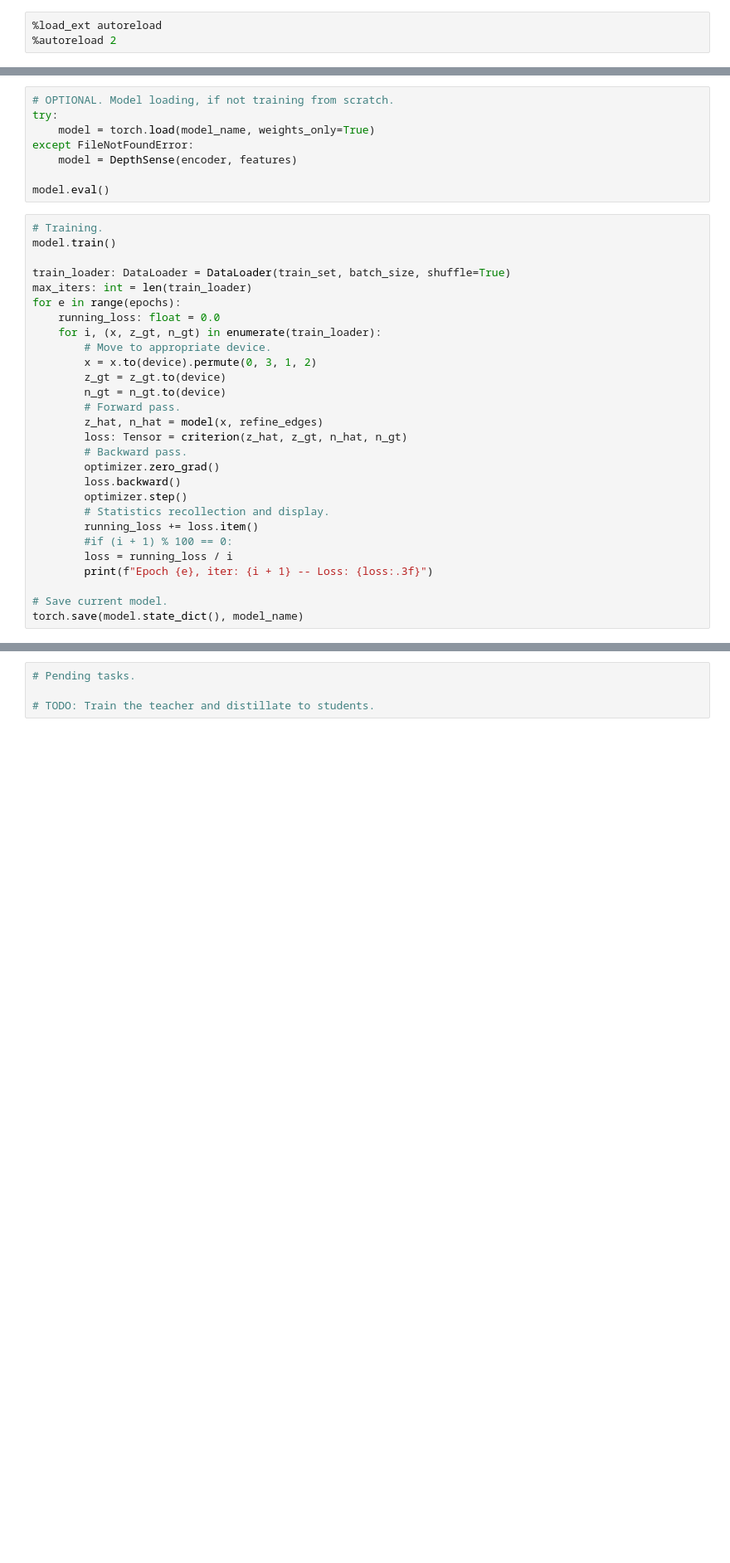
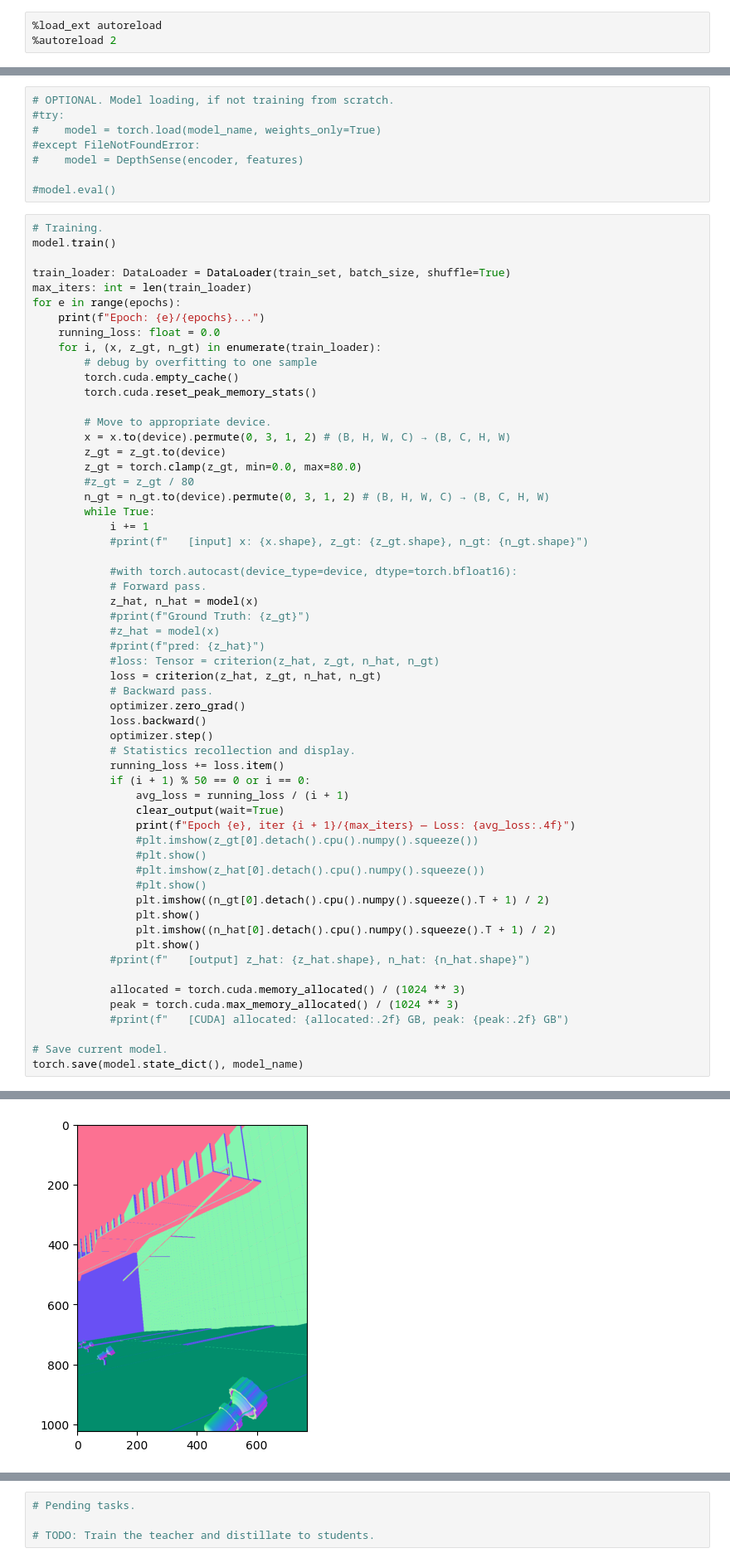
Before and after one commit to chillymango/depthsense, a Jupyter notebook: depthsense/training.ipynb, the cells around one changed output, grey strips where cells are left out. Shown: that part at 83% size. Cells and saved outputs as stored; diff of their text form; blank space fills up the shorter version.

Commit message:
fixed memory issues and made some progress on model nan

```diff
--- a/depthsense/training.ipynb
+++ b/depthsense/training.ipynb
@@ -80,11 +135,11 @@ optimizer: Optimizer = AdamW(model.parameters(), lr, betas, eps, decay)
 # %%
 # OPTIONAL. Model loading, if not training from scratch.
-try:
-    model = torch.load(model_name, weights_only=True)
-except FileNotFoundError:
-    model = DepthSense(encoder, features)
+#try:
+#    model = torch.load(model_name, weights_only=True)
+#except FileNotFoundError:
+#    model = DepthSense(encoder, features)
 
-model.eval()
+#model.eval()
 # %%
 # Training.
 model.train()
@@ -92,24 +147,55 @@ model.train()
 train_loader: DataLoader = DataLoader(train_set, batch_size, shuffle=True)
 max_iters: int = len(train_loader)
 for e in range(epochs):
+    print(f"Epoch: {e}/{epochs}...")
     running_loss: float = 0.0
     for i, (x, z_gt, n_gt) in enumerate(train_loader):
+        # debug by overfitting to one sample
+        torch.cuda.empty_cache()
+        torch.cuda.reset_peak_memory_stats()
+
         # Move to appropriate device.
-        x = x.to(device).permute(0, 3, 1, 2)
+        x = x.to(device).permute(0, 3, 1, 2) # (B, H, W, C) → (B, C, H, W)
         z_gt = z_gt.to(device)
-        n_gt = n_gt.to(device)
-        # Forward pass.
-        z_hat, n_hat = model(x, refine_edges)
-        loss: Tensor = criterion(z_hat, z_gt, n_hat, n_gt)
-        # Backward pass.
-        optimizer.zero_grad()
-        loss.backward()
-        optimizer.step()
-        # Statistics recollection and display.
-        running_loss += loss.item()
-        #if (i + 1) % 100 == 0:
-        loss = running_loss / i
-        print(f"Epoch {e}, iter: {i + 1} -- Loss: {loss:.3f}")
+        z_gt = torch.clamp(z_gt, min=0.0, max=80.0)
+        #z_gt = z_gt / 80
+        n_gt = n_gt.to(device).permute(0, 3, 1, 2) # (B, H, W, C) → (B, C, H, W)
+        while True:
+            i += 1
+            #print(f"   [input] x: {x.shape}, z_gt: {z_gt.shape}, n_gt: {n_gt.shape}")
+
+            #with torch.autocast(device_type=device, dtype=torch.bfloat16):
+            # Forward pass.
+            z_hat, n_hat = model(x)
+            #print(f"Ground Truth: {z_gt}")
+            #z_hat = model(x)
+            #print(f"pred: {z_hat}")
+            #loss: Tensor = criterion(z_hat, z_gt, n_hat, n_gt)
+            loss = criterion(z_hat, z_gt, n_hat, n_gt)
+            # Backward pass.
+            optimizer.zero_grad()
+            loss.backward()
+            optimizer.step()
+            # Statistics recollection and display.
+            running_loss += loss.item()
+            if (i + 1) % 50 == 0 or i == 0:
+                avg_loss = running_loss / (i + 1)
+                clear_output(wait=True)
+                print(f"Epoch {e}, iter {i + 1}/{max_iters} — Loss: {avg_loss:.4f}")
+                #plt.imshow(z_gt[0].detach().cpu().numpy().squeeze())
+                #plt.show()
+                #plt.imshow(z_hat[0].detach().cpu().numpy().squeeze())
+                #plt.show()
+                plt.imshow((n_gt[0].detach().cpu().numpy().squeeze().T + 1) / 2)
+                plt.show()
+                plt.imshow((n_hat[0].detach().cpu().numpy().squeeze().T + 1) / 2)
+                plt.show()
+            #print(f"   [output] z_hat: {z_hat.shape}, n_hat: {n_hat.shape}")
+
+            allocated = torch.cuda.memory_allocated() / (1024 ** 3)
+            peak = torch.cuda.max_memory_allocated() / (1024 ** 3)
+            #print(f"   [CUDA] allocated: {allocated:.2f} GB, peak: {peak:.2f} GB")
 
 # Save current model.
 torch.save(model.state_dict(), model_name)
+# %% [output]
@@ -115,0 +203 @@ torch.save(model.state_dict(), model_name)
+[figure, added]
```
Also changed, not shown: parts of 8 cells of this notebook, 11 other files.
